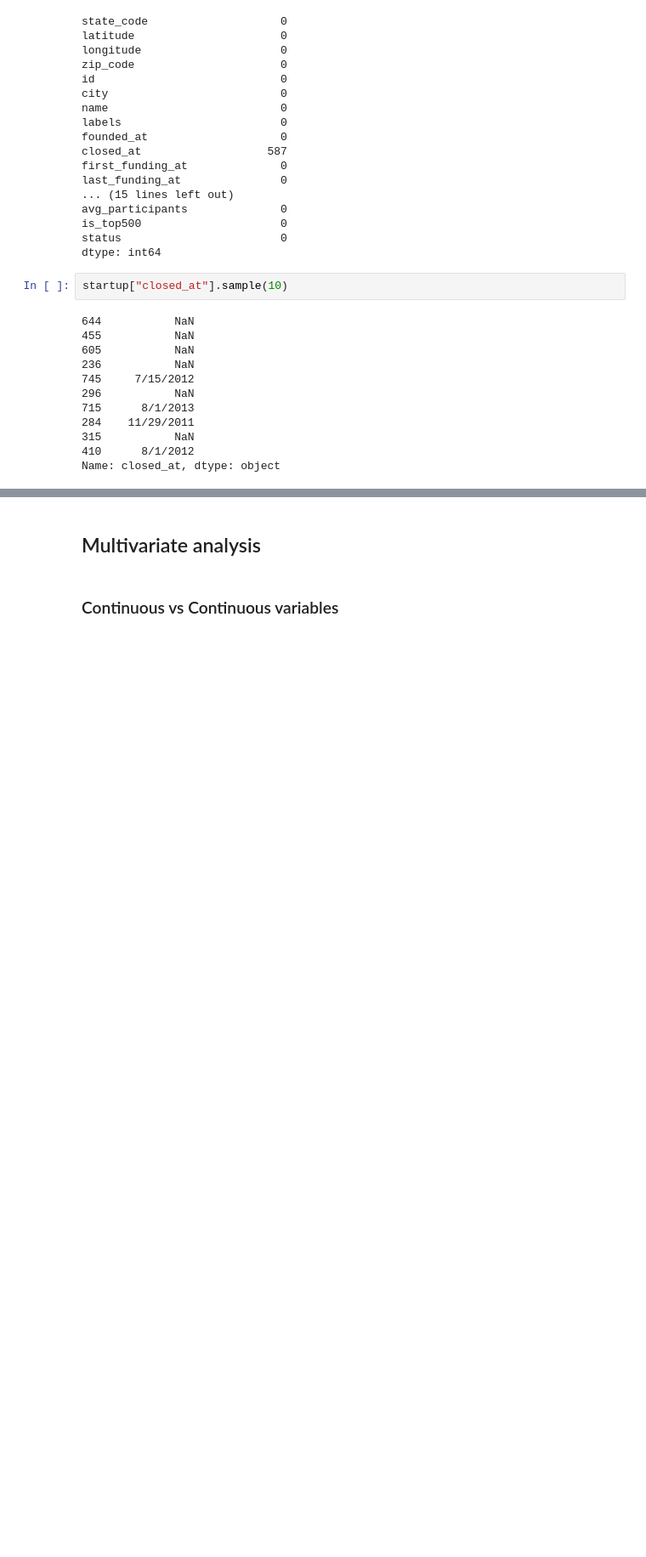
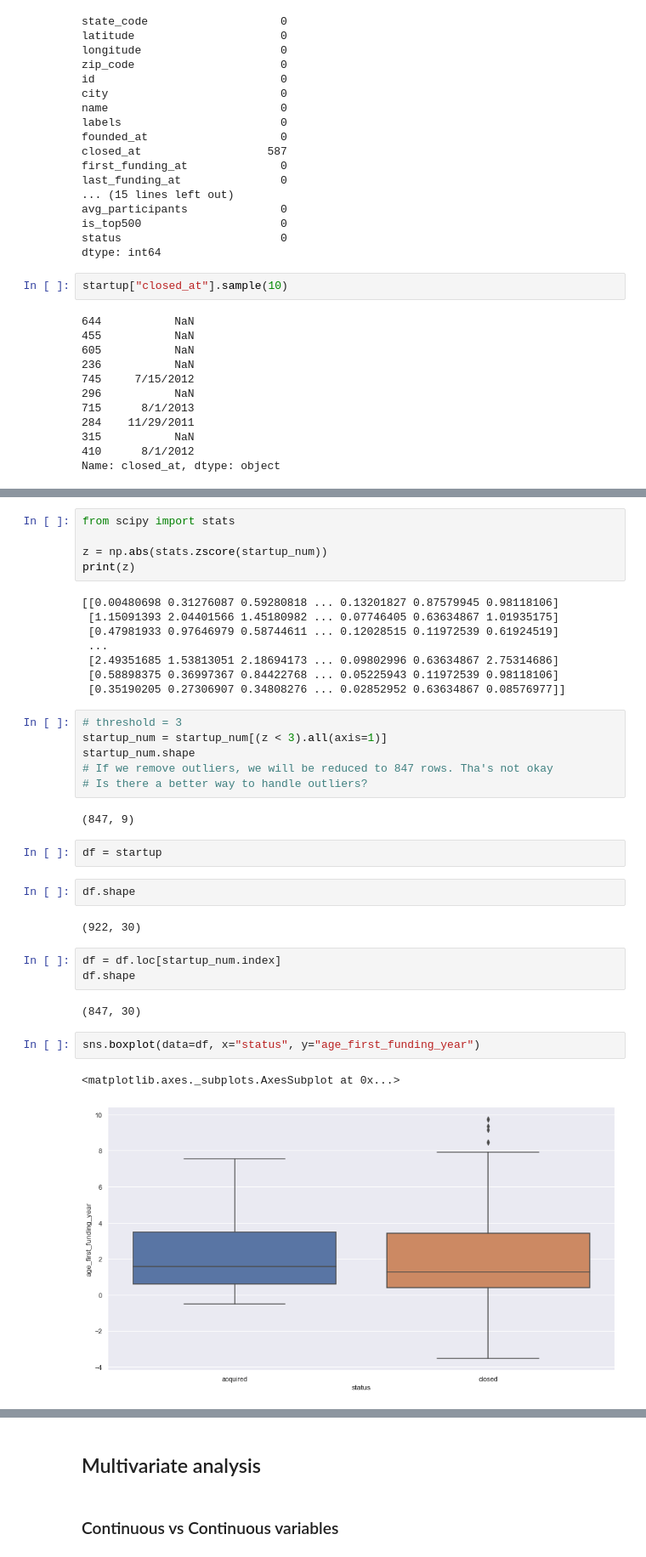
Before and after one commit to eniola-f/Hamoye_project, a Jupyter notebook: Startup_data.ipynb, the cells around one changed output, grey strips where cells are left out. Shown at 85% size. Saved outputs shown, nothing was run; the diff lists cells and outputs as text; blank space fills up the shorter version.

Commit message:
remove outliers?

```diff
--- a/Startup_data.ipynb
+++ b/Startup_data.ipynb
@@ -438,0 +481,37 @@ Name: closed_at, dtype: object
+# %%
+from scipy import stats
+
+z = np.abs(stats.zscore(startup_num))
+print(z)
+# %% [output]
+[[0.00480698 0.31276087 0.59280818 ... 0.13201827 0.87579945 0.98118106]
+ [1.15091393 2.04401566 1.45180982 ... 0.07746405 0.63634867 1.01935175]
+ [0.47981933 0.97646979 0.58744611 ... 0.12028515 0.11972539 0.61924519]
+ ...
+ [2.49351685 1.53813051 2.18694173 ... 0.09802996 0.63634867 2.75314686]
+ [0.58898375 0.36997367 0.84422768 ... 0.05225943 0.11972539 0.98118106]
+ [0.35190205 0.27306907 0.34808276 ... 0.02852952 0.63634867 0.08576977]]
+# %%
+# threshold = 3
+startup_num = startup_num[(z < 3).all(axis=1)]
+startup_num.shape
+# If we remove outliers, we will be reduced to 847 rows. Tha's not okay
+# Is there a better way to handle outliers?
+# %% [output]
+(847, 9)
+# %%
+df = startup
+# %%
+df.shape
+# %% [output]
+(922, 30)
+# %%
+df = df.loc[startup_num.index]
+df.shape
+# %% [output]
+(847, 30)
+# %%
+sns.boxplot(data=df, x="status", y="age_first_funding_year")
+# %% [output]
+<matplotlib.axes._subplots.AxesSubplot at 0x...>
+[figure, added]
```
Also changed, not shown: parts of 18 cells of this notebook.
